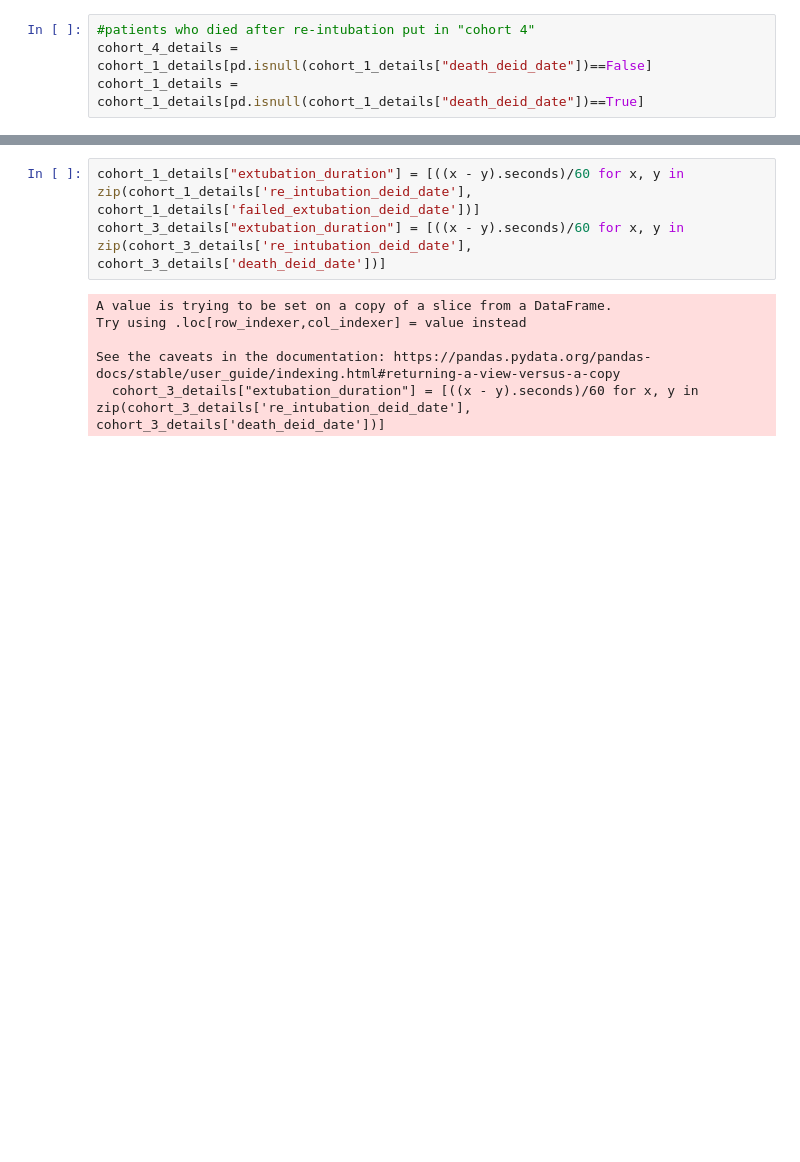
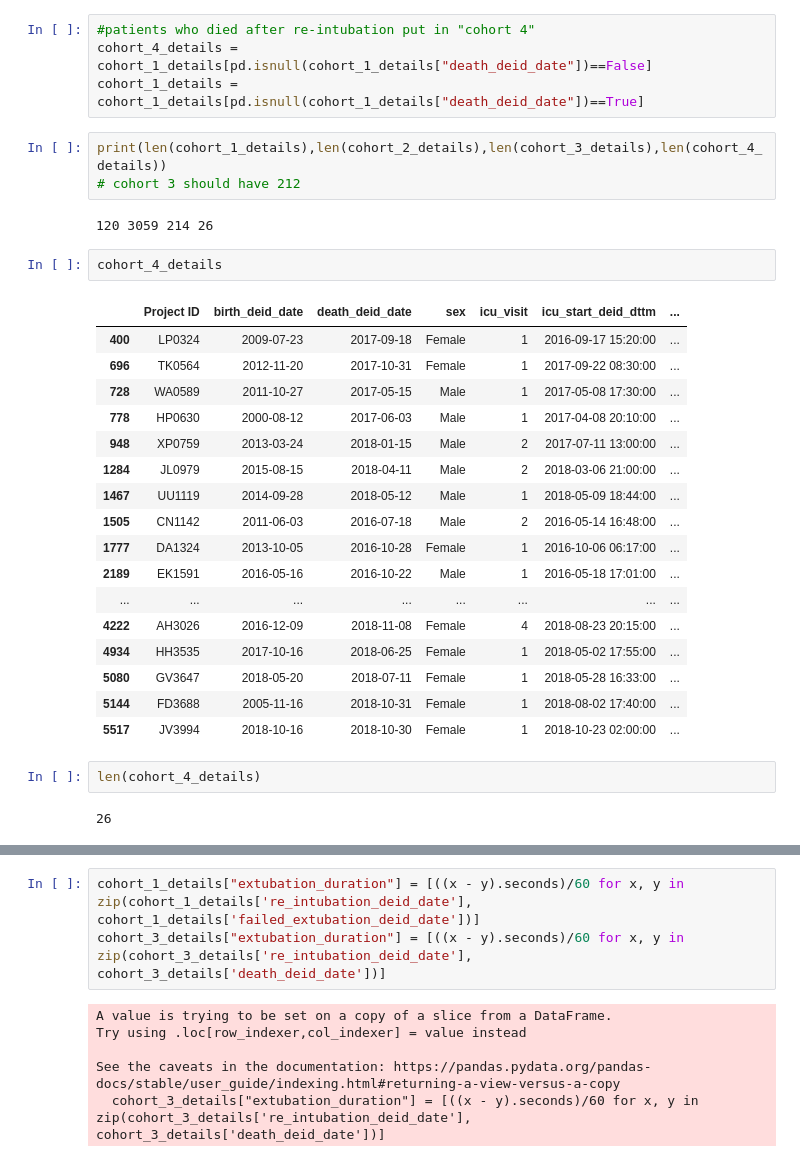
Before and after one commit to l-khali/In2Research, a Jupyter notebook: data_preparation.ipynb, the cells around one changed output, grey strips where cells are left out. Cells and saved outputs as stored; diff of their text form; blank space fills up the shorter version.

```diff
--- a/data_preparation.ipynb
+++ b/data_preparation.ipynb
@@ -81,6 +185,35 @@ cohort_3_details = cohort_3_details_temp[pd.isnull(cohort_3_details_temp["failed
 #patients who died after re-intubation put in "cohort 4"
 cohort_4_details = cohort_1_details[pd.isnull(cohort_1_details["death_deid_date"])==False]
 cohort_1_details = cohort_1_details[pd.isnull(cohort_1_details["death_deid_date"])==True]
+# %%
+print(len(cohort_1_details),len(cohort_2_details),len(cohort_3_details),len(cohort_4_details))
+# cohort 3 should have 212
+# %% [output]
+120 3059 214 26
+# %%
+cohort_4_details
+# %% [output]
+|  | Project ID | birth_deid_date | death_deid_date | sex | icu_visit | icu_start_deid_dttm | ... |
+| 400 | LP0324 | 2009-07-23 | 2017-09-18 | Female | 1 | 2016-09-17 15:20:00 | ... |
+| 696 | TK0564 | 2012-11-20 | 2017-10-31 | Female | 1 | 2017-09-22 08:30:00 | ... |
+| 728 | WA0589 | 2011-10-27 | 2017-05-15 | Male | 1 | 2017-05-08 17:30:00 | ... |
+| 778 | HP0630 | 2000-08-12 | 2017-06-03 | Male | 1 | 2017-04-08 20:10:00 | ... |
+| 948 | XP0759 | 2013-03-24 | 2018-01-15 | Male | 2 | 2017-07-11 13:00:00 | ... |
+| 1284 | JL0979 | 2015-08-15 | 2018-04-11 | Male | 2 | 2018-03-06 21:00:00 | ... |
+| 1467 | UU1119 | 2014-09-28 | 2018-05-12 | Male | 1 | 2018-05-09 18:44:00 | ... |
+| 1505 | CN1142 | 2011-06-03 | 2016-07-18 | Male | 2 | 2016-05-14 16:48:00 | ... |
+| 1777 | DA1324 | 2013-10-05 | 2016-10-28 | Female | 1 | 2016-10-06 06:17:00 | ... |
+| 2189 | EK1591 | 2016-05-16 | 2016-10-22 | Male | 1 | 2016-05-18 17:01:00 | ... |
+| ... | ... | ... | ... | ... | ... | ... | ... |
+| 4222 | AH3026 | 2016-12-09 | 2018-11-08 | Female | 4 | 2018-08-23 20:15:00 | ... |
+| 4934 | HH3535 | 2017-10-16 | 2018-06-25 | Female | 1 | 2018-05-02 17:55:00 | ... |
+| 5080 | GV3647 | 2018-05-20 | 2018-07-11 | Female | 1 | 2018-05-28 16:33:00 | ... |
+| 5144 | FD3688 | 2005-11-16 | 2018-10-31 | Female | 1 | 2018-08-02 17:40:00 | ... |
+| 5517 | JV3994 | 2018-10-16 | 2018-10-30 | Female | 1 | 2018-10-23 02:00:00 | ... |
+# %%
+len(cohort_4_details)
+# %% [output]
+26
 # %%
 cohort_3_details
 # %% [output]
```
Also changed, not shown: parts of 29 cells of this notebook, 7 other files.
